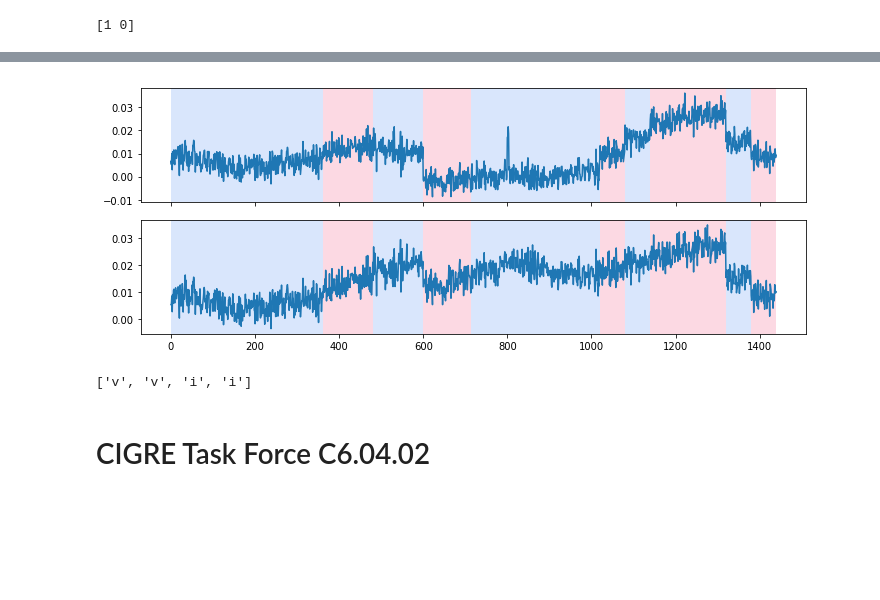
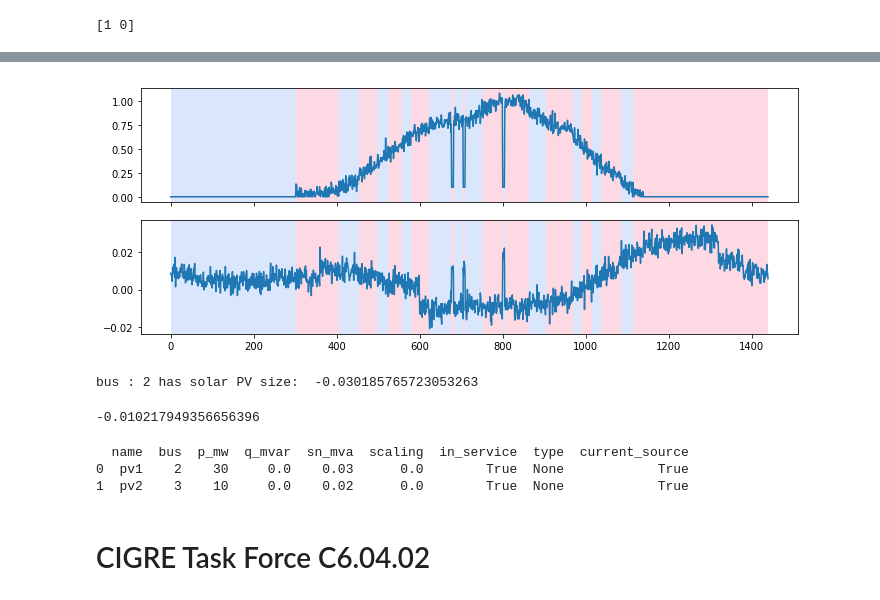
Before and after one commit to chaweewatp/norheastern_work_2, a Jupyter notebook: 8_test_system.ipynb, the cells around one changed output, grey strips where cells are left out. Drawn from its saved outputs; the diff is of its cells as text; code cells hidden in the pictures; blank space fills up the shorter version.

```diff
--- a/8_test_system.ipynb
+++ b/8_test_system.ipynb
@@ -121,13 +135,15 @@ lower_line_accuracy=0.95
 upper_trafo_accuracy=1.05
 lower_trafo_accuracy=0.95
 # %%
-p_mw=np.array([[0,0]])
+p_mw=np.array([[0,0,0,0]])
 pv_location=np.random.randint(2, size=2)
 # pv_location=[0,0]
 print(pv_location)
 for scaling_solar, load_scaling in tqdm(zip(scaling_for_solar[0],scaling_for_load[0]), total=len(scaling_for_solar[0])):
     net = pn.simple_four_bus_system()
     net.sgen.scaling=[scaling_solar*pv_location[0], scaling_solar*pv_location[1]]
+    net.sgen.q_mvar[:]=0
+    net.sgen.p_mw=[0.03,0.05]
     net.load.scaling=[load_scaling, load_scaling]
     pp.runpp(net)
     df_measurement=pd.DataFrame()
@@ -137,7 +153,7 @@ for scaling_solar, load_scaling in tqdm(zip(scaling_for_solar[0],scaling_for_loa
     df_measurement['side']=['None','None','from','from','from','from','from','from']
     df_measurement, net = create_measurement_unit(df_measurement, net)
     success = estimate(net, init="slack", calculate_voltage_angles=True, zero_injection=[1])
-    new_mw=np.array([[item for item in net.res_bus_est.p_mw[2:]]])
+    new_mw=np.array([[item for item in net.res_bus_est.p_mw[:]]])
     p_mw=np.concatenate((p_mw, new_mw), axis=0)
 # %% [output]
 [1 0]
@@ -157,0 +160,10 @@ df['solar_irradiation'].corr(df['bus3'])
+# %%
+df=pd.DataFrame()
+df['solar_irradiation']=scaling_for_solar[0][7*60:-5*60]
+bus_has_solar_PV=[]
+for bus in range(0,len(p_mw[0])):
+    df['bus{}'.format(bus)]=p_mw[:,bus][1:][7*60:-5*60]
+    corr=df['solar_irradiation'].corr(df['bus{}'.format(bus)])
+    print('correlation at bus {} is: {}'.format(bus, corr))
+    if corr <-0.2:
+        bus_has_solar_PV.append(bus)
@@ -158,6 +179,18 @@ df['solar_irradiation'].corr(df['bus3'])
+# %%
+# bus_has_solar_PV=[2,3]
+
+
+
+#combine solar scaling and p_mw at solar located bus
+new_p_mw=p_mw.copy()
+new_p_mw=new_p_mw.transpose()
+# new_p_mw[2].shape=(1441,1)
+my_array=np.array([scaling_for_solar[0]]).T.copy()
+for located_bus in bus_has_solar_PV:
+    my_array=np.concatenate((my_array, np.array([[x] for x in new_p_mw[located_bus][1:]])), axis=1)
 # %%
-algo = rpt.Pelt(model='rbf', min_size=20, jump=1).fit(p_mw[1:])
-my_bkps = algo.predict(pen=10)
+algo = rpt.Pelt(model='rbf', min_size=1, jump=1).fit(my_array[:])
+my_bkps = algo.predict(pen=1)
 # %%
 my_bkps
 # %% [output]
@@ -165,10 +214,22 @@ my_bkps
 # %%
 # display
-rpt.display(p_mw[1:], my_bkps)
+rpt.display(my_array, my_bkps)
 plt.show()
 # %% [output]
-[figure, old version]
+[figure, new version]
-# %%
-['v']*2+['i']*2
-# %% [output]
-['v', 'v', 'i', 'i']
+# %%
+for bus in bus_has_solar_PV:
+    sum_value=np.array([])
+    for period in my_bkps[:-1]:
+    #     print(period)
+        value=(p_mw[1:][:,bus][period-1]-p_mw[1:][:,bus][period])/(scaling_for_solar[0][period-1]-scaling_for_solar[0][period])
+        if scaling_for_solar[0][period-1]-scaling_for_solar[0][period] !=0:
+    #         print(value)
+            sum_value = np.append(sum_value, value)
+    print('bus :', bus, 'has solar PV size: ', sum_value.sum()/len(sum_value))
+# %% [output]
+bus : 2 has solar PV size:  -0.030185765723053263
+# %%
+sum_value.sum()/len(sum_value)
+# %% [output]
+-0.010217949356656396
@@ -175,3 +238,9 @@ plt.show()
+# %%
+print(net.sgen)
+# %% [output]
+  name  bus  p_mw  q_mvar  sn_mva  scaling  in_service  type  current_source
+0  pv1    2    30     0.0    0.03      0.0        True  None            True
+1  pv2    3    10     0.0    0.02      0.0        True  None            True
 # %% [markdown]
 # CIGRE Task Force C6.04.02
 # %%
```
Also changed, not shown: parts of 38 cells of this notebook, 16 other files.
